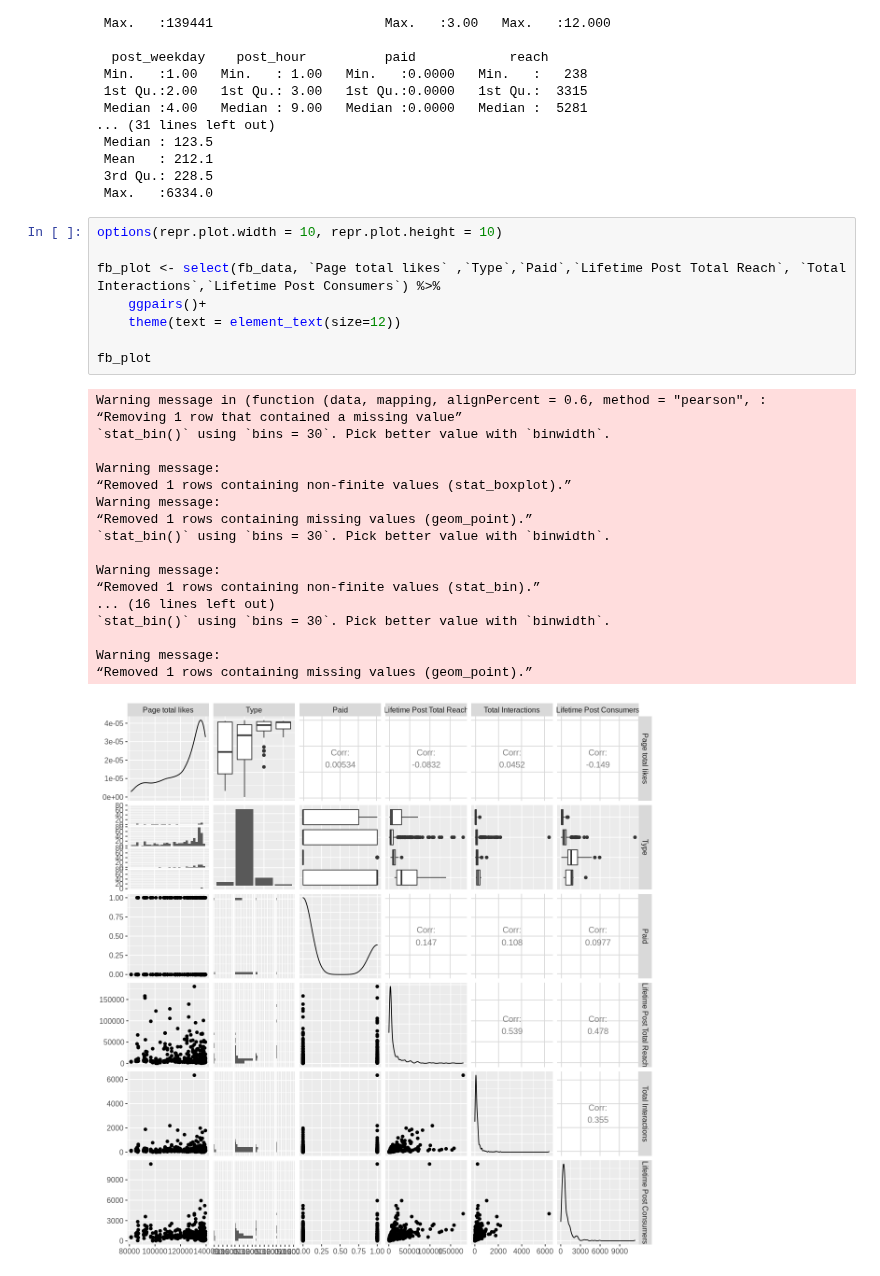
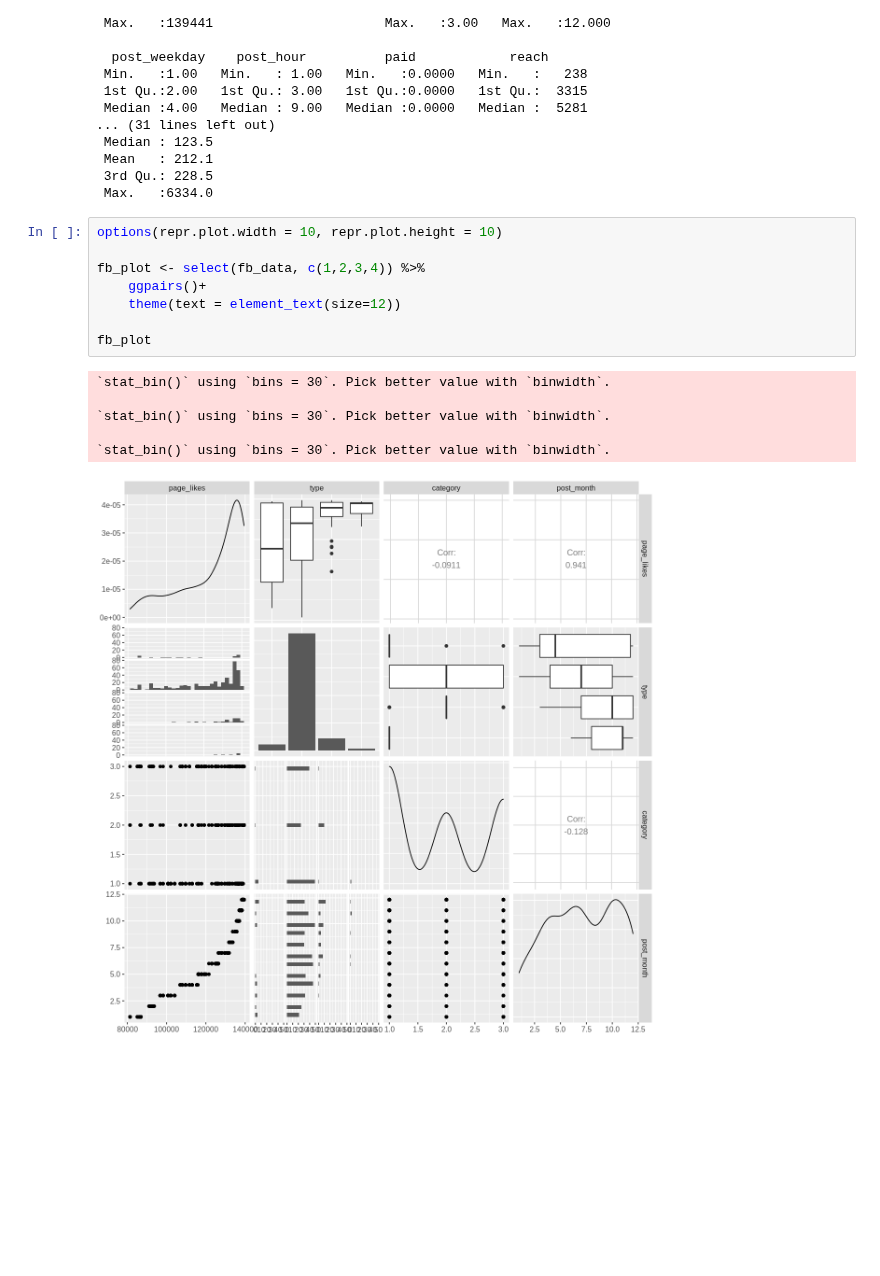
Before and after one commit to lucykvs/DSCI100-Project, a Jupyter notebook: Project.ipynb, the cells around one changed output. Drawn from its saved outputs; the diff is of its cells as text; blank space fills up the shorter version.

```diff
--- a/Project.ipynb
+++ b/Project.ipynb
@@ -74,27 +74,15 @@ summary(fb_data)
 # %%
 options(repr.plot.width = 10, repr.plot.height = 10)
 
-fb_plot <- select(fb_data, `Page total likes` ,`Type`,`Paid`,`Lifetime Post Total Reach`, `Total Interactions`,`Lifetime Post Consumers`) %>%
+fb_plot <- select(fb_data, c(1,2,3,4)) %>%
     ggpairs()+
     theme(text = element_text(size=12))
 
 fb_plot
 # %% [output]
-Warning message in (function (data, mapping, alignPercent = 0.6, method = "pearson", :
-“Removing 1 row that contained a missing value”
 `stat_bin()` using `bins = 30`. Pick better value with `binwidth`.
 
-Warning message:
-“Removed 1 rows containing non-finite values (stat_boxplot).”
-Warning message:
-“Removed 1 rows containing missing values (geom_point).”
 `stat_bin()` using `bins = 30`. Pick better value with `binwidth`.
 
-Warning message:
-“Removed 1 rows containing non-finite values (stat_bin).”
-... (16 lines left out)
 `stat_bin()` using `bins = 30`. Pick better value with `binwidth`.
-
-Warning message:
-“Removed 1 rows containing missing values (geom_point).”
-[figure, old version]
+[figure, new version]
```
Also changed, not shown: parts of 2 cells of this notebook.
